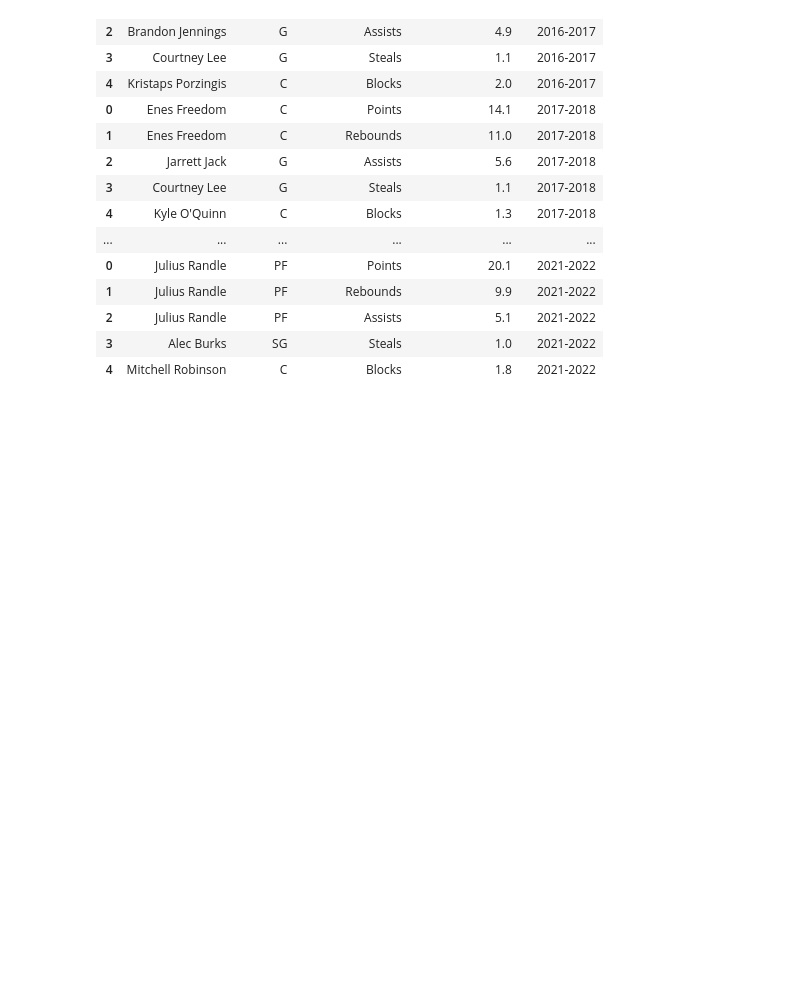
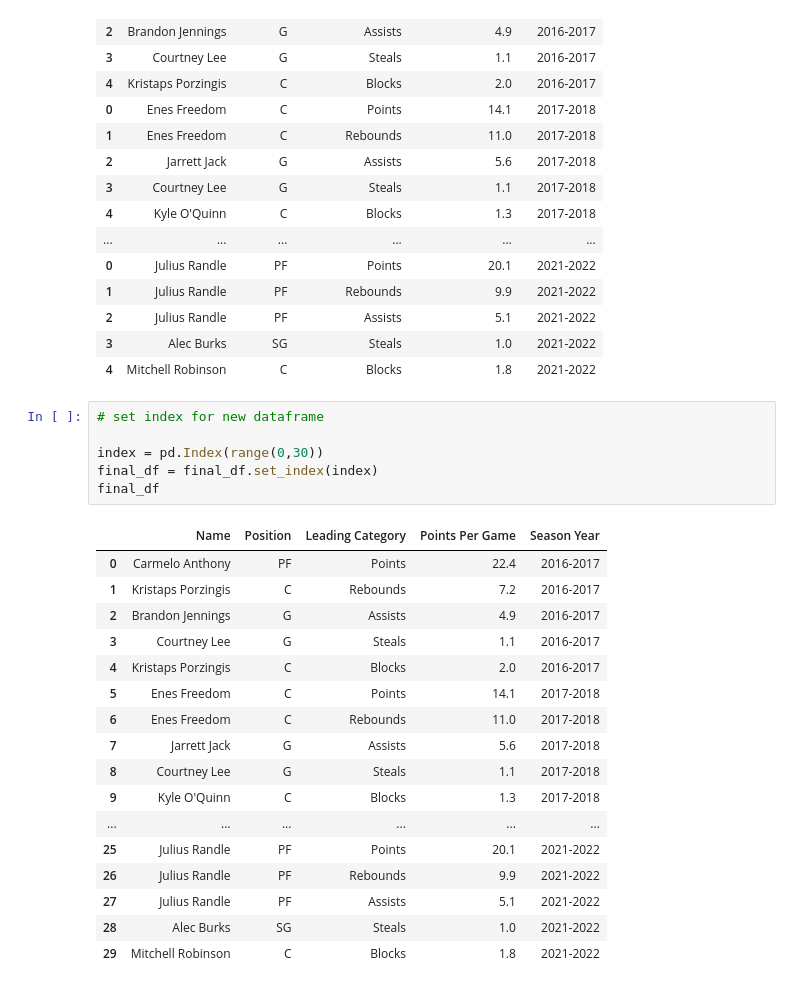
Before and after one commit to unitxero/CIS3120, a Jupyter notebook: Group Project/kevin_group_project_espn_webscrape.ipynb, the cells around one changed output. Drawn from its saved outputs; the diff is of its cells as text; blank space fills up the shorter version.

Commit message:
modified index in final dataframe

```diff
--- a/Group Project/kevin_group_project_espn_webscrape.ipynb
+++ b/Group Project/kevin_group_project_espn_webscrape.ipynb
@@ -509,3 +509,27 @@ final_df
 | 2 | Julius Randle | PF | Assists | 5.1 | 2021-2022 |
 | 3 | Alec Burks | SG | Steals | 1.0 | 2021-2022 |
 | 4 | Mitchell Robinson | C | Blocks | 1.8 | 2021-2022 |
+# %%
+# set index for new dataframe
+
+index = pd.Index(range(0,30))
+final_df = final_df.set_index(index)
+final_df
+# %% [output]
+|  | Name | Position | Leading Category | Points Per Game | Season Year |
+| 0 | Carmelo Anthony | PF | Points | 22.4 | 2016-2017 |
+| 1 | Kristaps Porzingis | C | Rebounds | 7.2 | 2016-2017 |
+| 2 | Brandon Jennings | G | Assists | 4.9 | 2016-2017 |
+| 3 | Courtney Lee | G | Steals | 1.1 | 2016-2017 |
+| 4 | Kristaps Porzingis | C | Blocks | 2.0 | 2016-2017 |
+| 5 | Enes Freedom | C | Points | 14.1 | 2017-2018 |
+| 6 | Enes Freedom | C | Rebounds | 11.0 | 2017-2018 |
+| 7 | Jarrett Jack | G | Assists | 5.6 | 2017-2018 |
+| 8 | Courtney Lee | G | Steals | 1.1 | 2017-2018 |
+| 9 | Kyle O'Quinn | C | Blocks | 1.3 | 2017-2018 |
+| ... | ... | ... | ... | ... | ... |
+| 25 | Julius Randle | PF | Points | 20.1 | 2021-2022 |
+| 26 | Julius Randle | PF | Rebounds | 9.9 | 2021-2022 |
+| 27 | Julius Randle | PF | Assists | 5.1 | 2021-2022 |
+| 28 | Alec Burks | SG | Steals | 1.0 | 2021-2022 |
+| 29 | Mitchell Robinson | C | Blocks | 1.8 | 2021-2022 |
```
